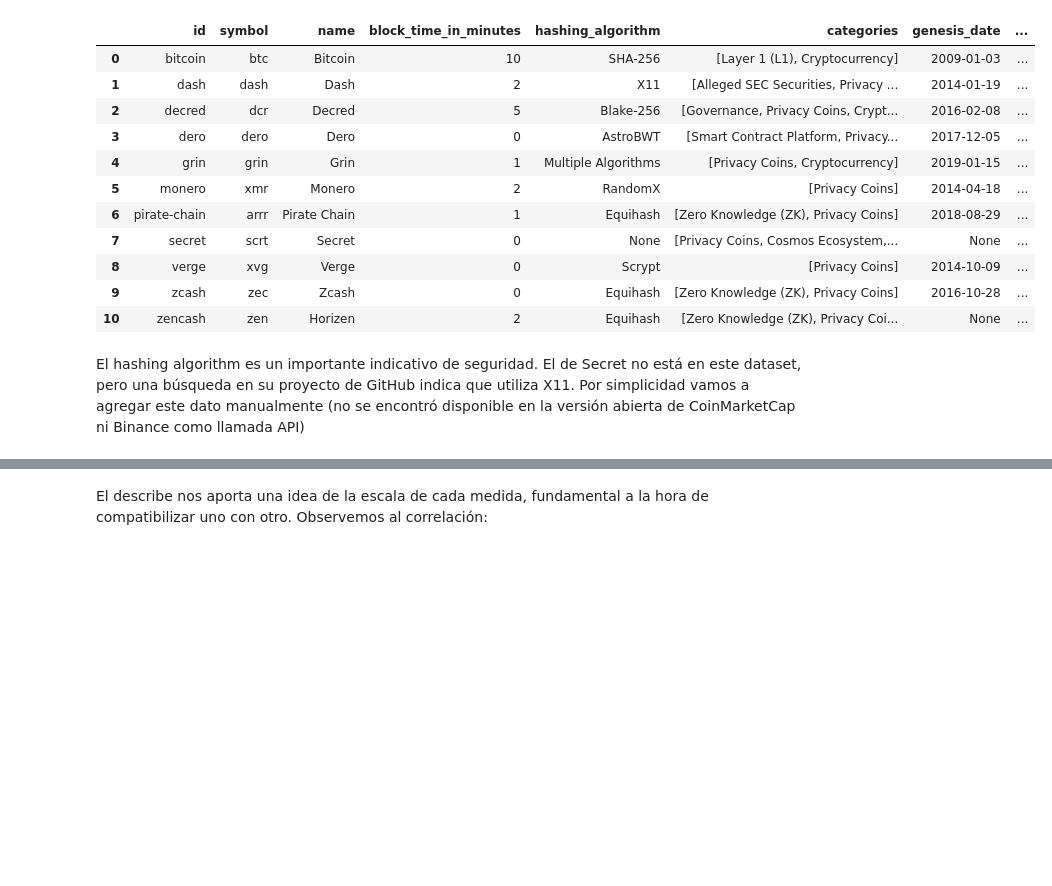
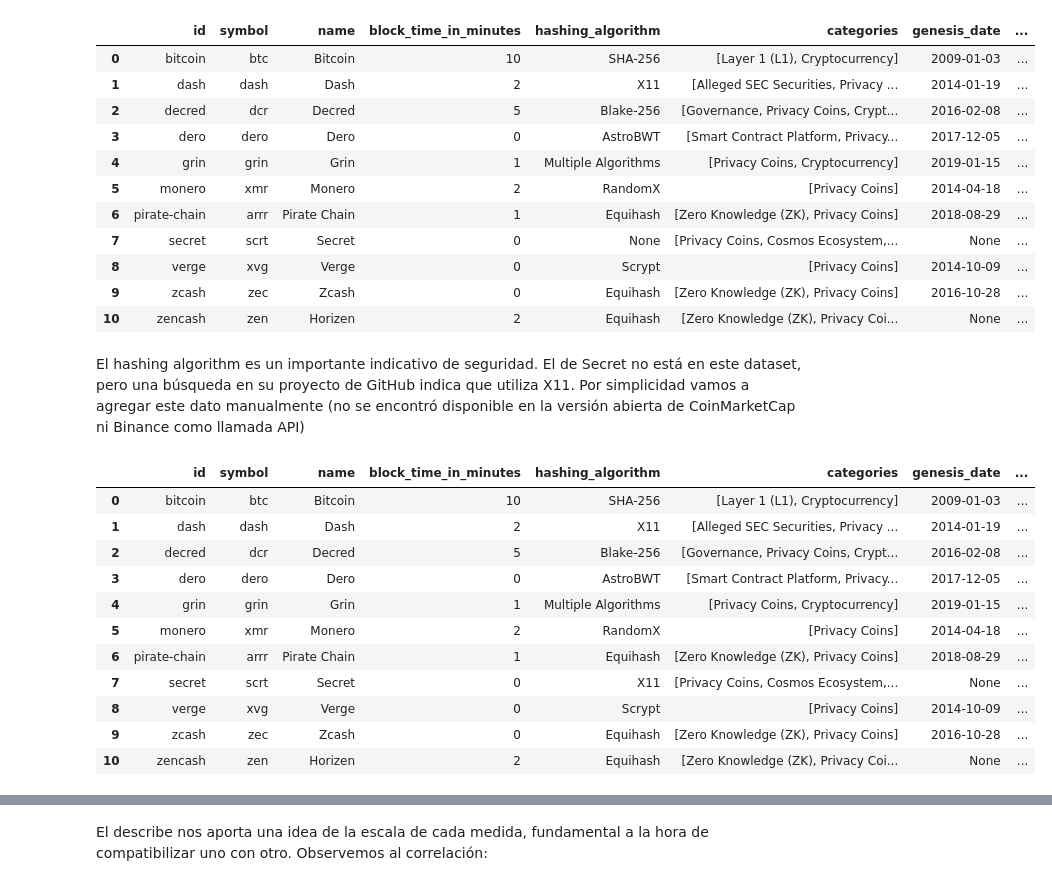
Before and after one commit to MarFloCaro/DataCrypto, a Jupyter notebook: eda.ipynb, the cells around one changed output, grey strips where cells are left out. Saved outputs shown, nothing was run; the diff lists cells and outputs as text; code cells hidden in the pictures; blank space fills up the shorter version.

```diff
--- a/eda.ipynb
+++ b/eda.ipynb
@@ -286,6 +318,21 @@ df_coins
 El hashing algorithm es un importante indicativo de seguridad. El de Secret no está en este dataset, pero una búsqueda en su proyecto de GitHub indica que utiliza X11. Por simplicidad vamos a agregar este dato manualmente (no se encontró disponible en la versión abierta de CoinMarketCap ni Binance como llamada API)
 # %%
 df_coins.loc[df_coins['id'] == 'secret', 'hashing_algorithm'] = 'X11'
+# %%
+df_coins
+# %% [output]
+|  | id | symbol | name | block_time_in_minutes | hashing_algorithm | categories | genesis_date | ... |
+| 0 | bitcoin | btc | Bitcoin | 10 | SHA-256 | [Layer 1 (L1), Cryptocurrency] | 2009-01-03 | ... |
+| 1 | dash | dash | Dash | 2 | X11 | [Alleged SEC Securities, Privacy ... | 2014-01-19 | ... |
+| 2 | decred | dcr | Decred | 5 | Blake-256 | [Governance, Privacy Coins, Crypt... | 2016-02-08 | ... |
+| 3 | dero | dero | Dero | 0 | AstroBWT | [Smart Contract Platform, Privacy... | 2017-12-05 | ... |
+| 4 | grin | grin | Grin | 1 | Multiple Algorithms | [Privacy Coins, Cryptocurrency] | 2019-01-15 | ... |
+| 5 | monero | xmr | Monero | 2 | RandomX | [Privacy Coins] | 2014-04-18 | ... |
+| 6 | pirate-chain | arrr | Pirate Chain | 1 | Equihash | [Zero Knowledge (ZK), Privacy Coins] | 2018-08-29 | ... |
+| 7 | secret | scrt | Secret | 0 | X11 | [Privacy Coins, Cosmos Ecosystem,... | None | ... |
+| 8 | verge | xvg | Verge | 0 | Scrypt | [Privacy Coins] | 2014-10-09 | ... |
+| 9 | zcash | zec | Zcash | 0 | Equihash | [Zero Knowledge (ZK), Privacy Coins] | 2016-10-28 | ... |
+| 10 | zencash | zen | Horizen | 2 | Equihash | [Zero Knowledge (ZK), Privacy Coi... | None | ... |
 # %%
 df_coins.describe()
 # %% [output]
```
Also changed, not shown: parts of 33 cells of this notebook.
